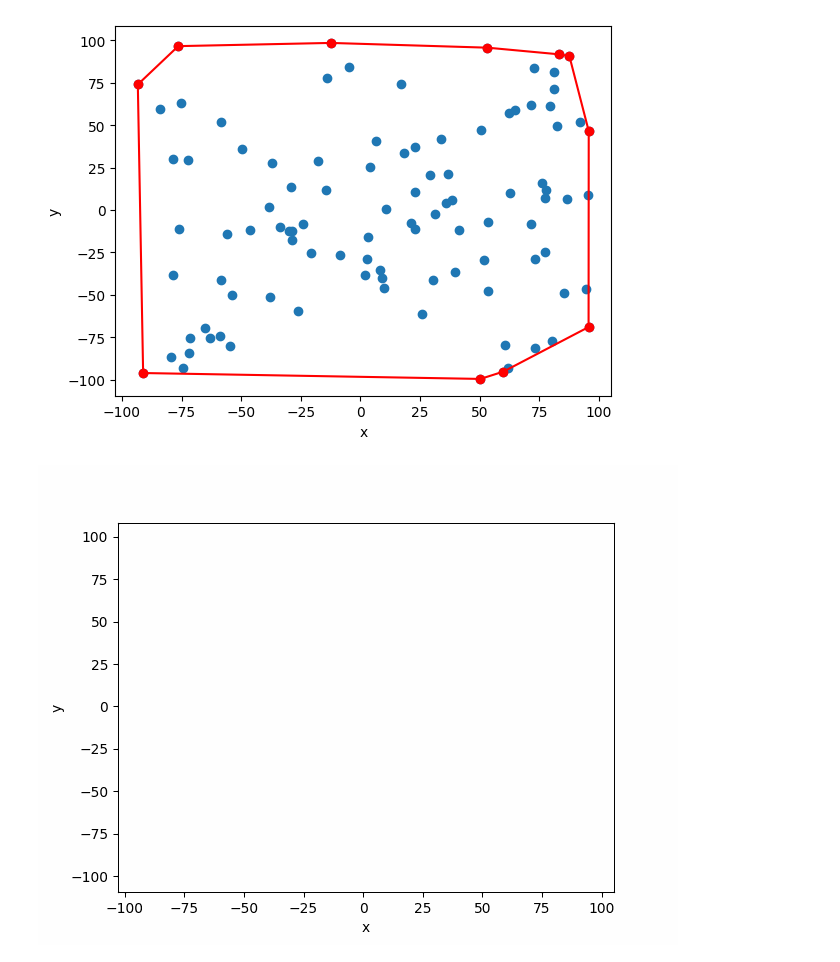
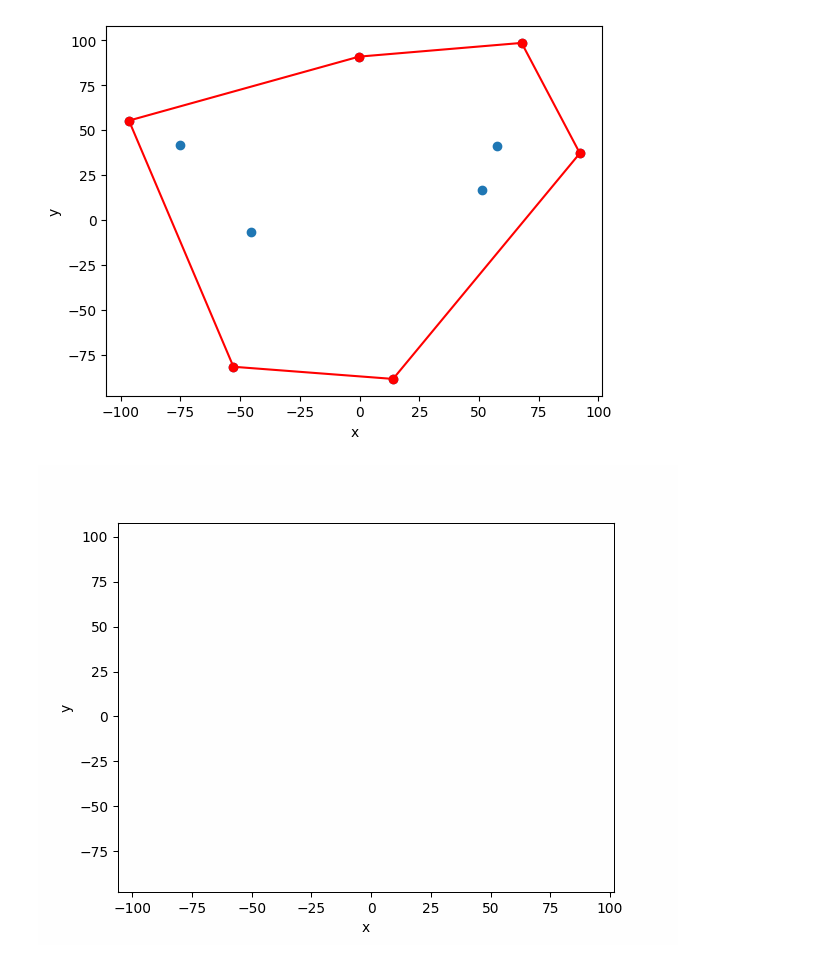
Before and after one commit to DEFALT314/geometric-algorithms-convex-hull, a Jupyter notebook: algosy/Andrew.ipynb, the cells around one changed output. Drawn from its saved outputs; the diff is of its cells as text; code cells hidden in the pictures.

Commit message:
andrew done2

```diff
--- a/algosy/Andrew.ipynb
+++ b/algosy/Andrew.ipynb
@@ -170,13 +170,13 @@ test = [(-78.76088357215785, 29.86704832092201),
  (80.42093963146687, -77.21562210409236),
  (76.1488370106363, 15.639591927446489),
  (-58.45150884665937, 51.70740251277809)]
-points_a = generate_uniform_points(-100, 100, 20)
+points_a = generate_uniform_points(-100, 100, 10)
 # %%
 vis = Visualizer()
-CH = Andrew(test)
-display_convex_hull(vis, test, CH)
+CH = Andrew(points_a)
+display_convex_hull(vis, points_a, CH)
 # %% [output]
-[figure, old version]
+[figure, new version]
 # %%
 def Andrew_vis(Q):
     v = Visualizer()
@@ -219,7 +219,7 @@ def Andrew_vis(Q):
     convex_hull  = L + U
     return convex_hull, v
 # %%
-ch, v = Andrew_vis(test)
+ch, v = Andrew_vis(points_a)
 v.show_gif()
 # %% [output]
-[figure, old version]
+[figure, new version]
```
